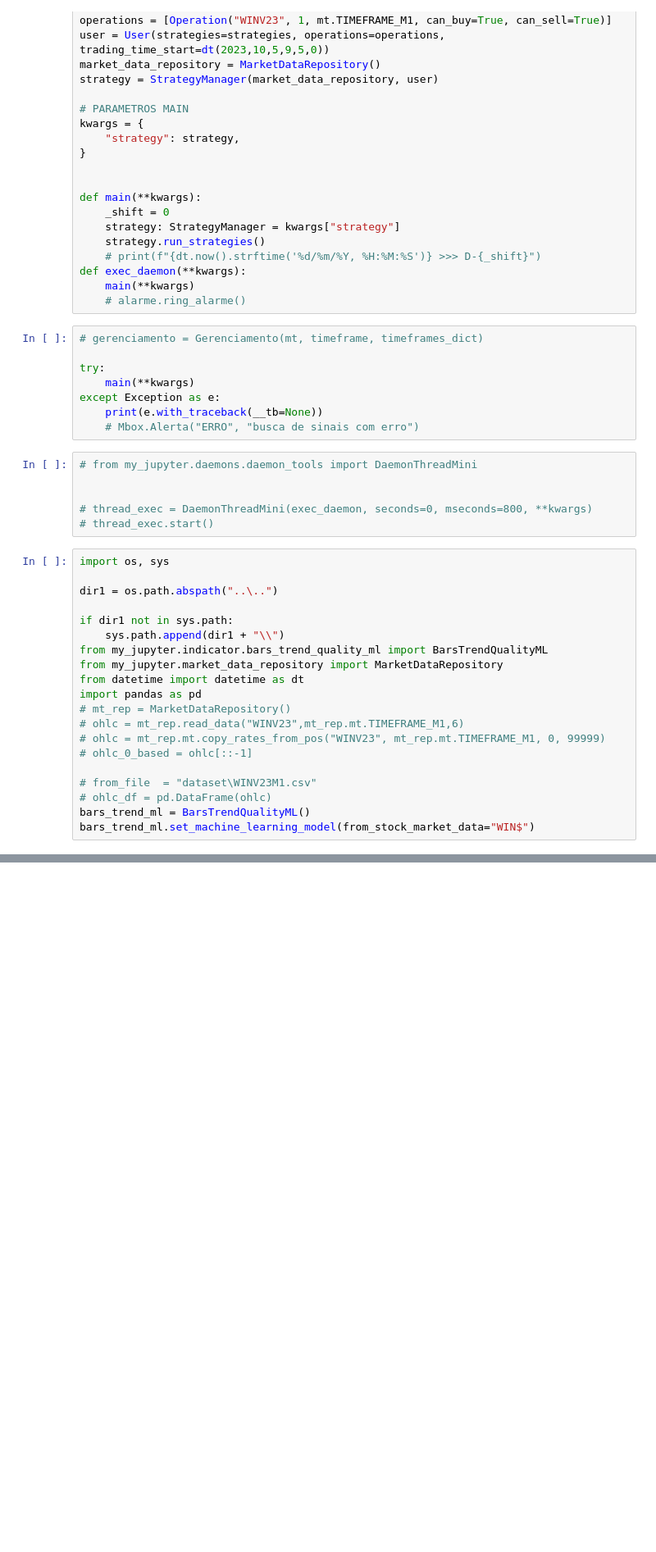
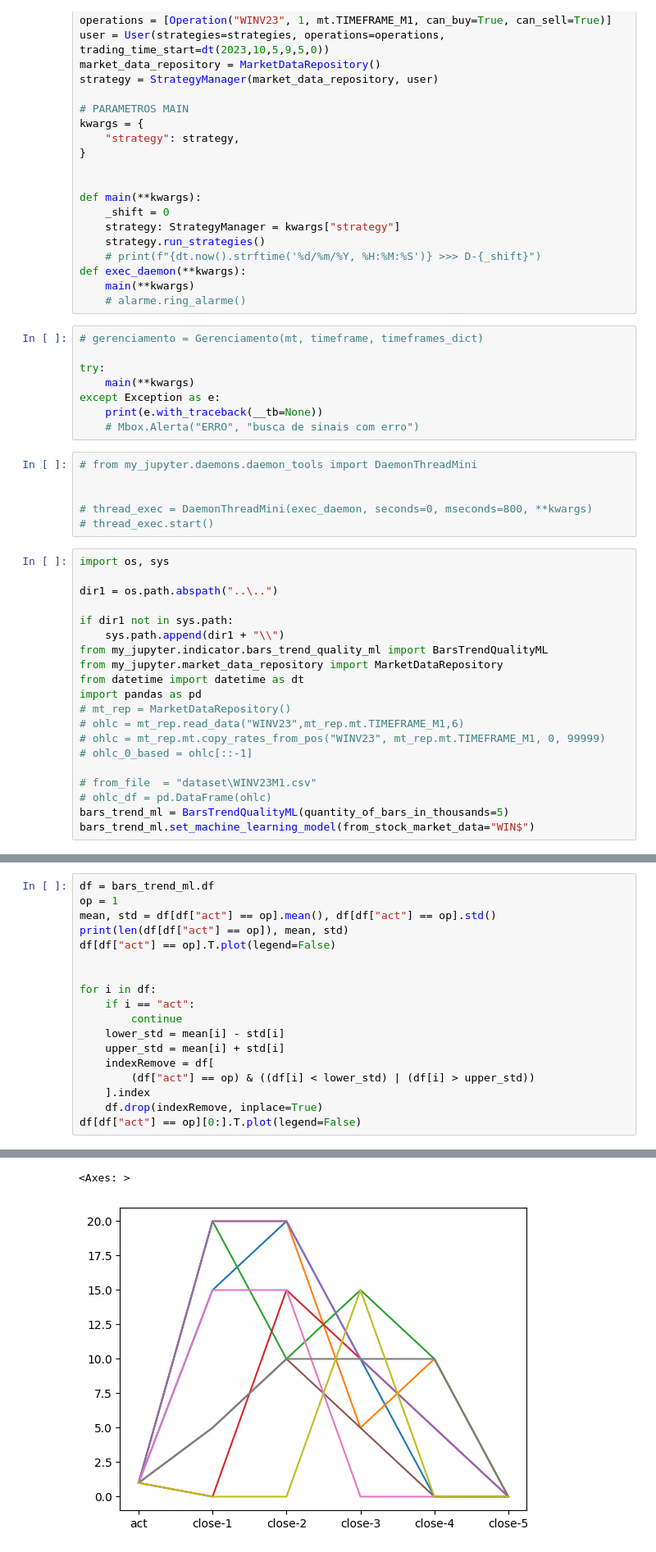
Before and after one commit to pedrotnascimento/financial_market_project, a Jupyter notebook: my_jupyter/daemons/mql5-daemon.ipynb, the cells around one changed output, grey strips where cells are left out. Shown: that part at 82% size. Drawn from its saved outputs; the diff is of its cells as text; blank space fills up the shorter version.

```diff
--- a/my_jupyter/daemons/mql5-daemon.ipynb
+++ b/my_jupyter/daemons/mql5-daemon.ipynb
@@ -78,6 +78,6 @@ import pandas as pd
 
 # from_file  = "dataset\WINV23M1.csv"
 # ohlc_df = pd.DataFrame(ohlc)
-bars_trend_ml = BarsTrendQualityML()
+bars_trend_ml = BarsTrendQualityML(quantity_of_bars_in_thousands=5)
 bars_trend_ml.set_machine_learning_model(from_stock_market_data="WIN$")
 # %% [output]
@@ -103,0 +105,19 @@ Acurácia do modelo nos dados de teste: 0.8222891688346863
+# %%
+df = bars_trend_ml.df
+op = 1
+mean, std = df[df["act"] == op].mean(), df[df["act"] == op].std()
+print(len(df[df["act"] == op]), mean, std)
+df[df["act"] == op].T.plot(legend=False)
+
+
+for i in df:
+    if i == "act":
+        continue
+    lower_std = mean[i] - std[i]
+    upper_std = mean[i] + std[i]
+    indexRemove = df[
+        (df["act"] == op) & ((df[i] < lower_std) | (df[i] > upper_std))
+    ].index
+    df.drop(indexRemove, inplace=True)
+df[df["act"] == op][0:].T.plot(legend=False)
+# %% [output]
@@ -103,0 +137,2 @@ Acurácia do modelo nos dados de teste: 0.8222891688346863
+<Axes: >
+[figure, added]
```
Also changed, not shown: parts of 5 cells of this notebook, 3 other files.
